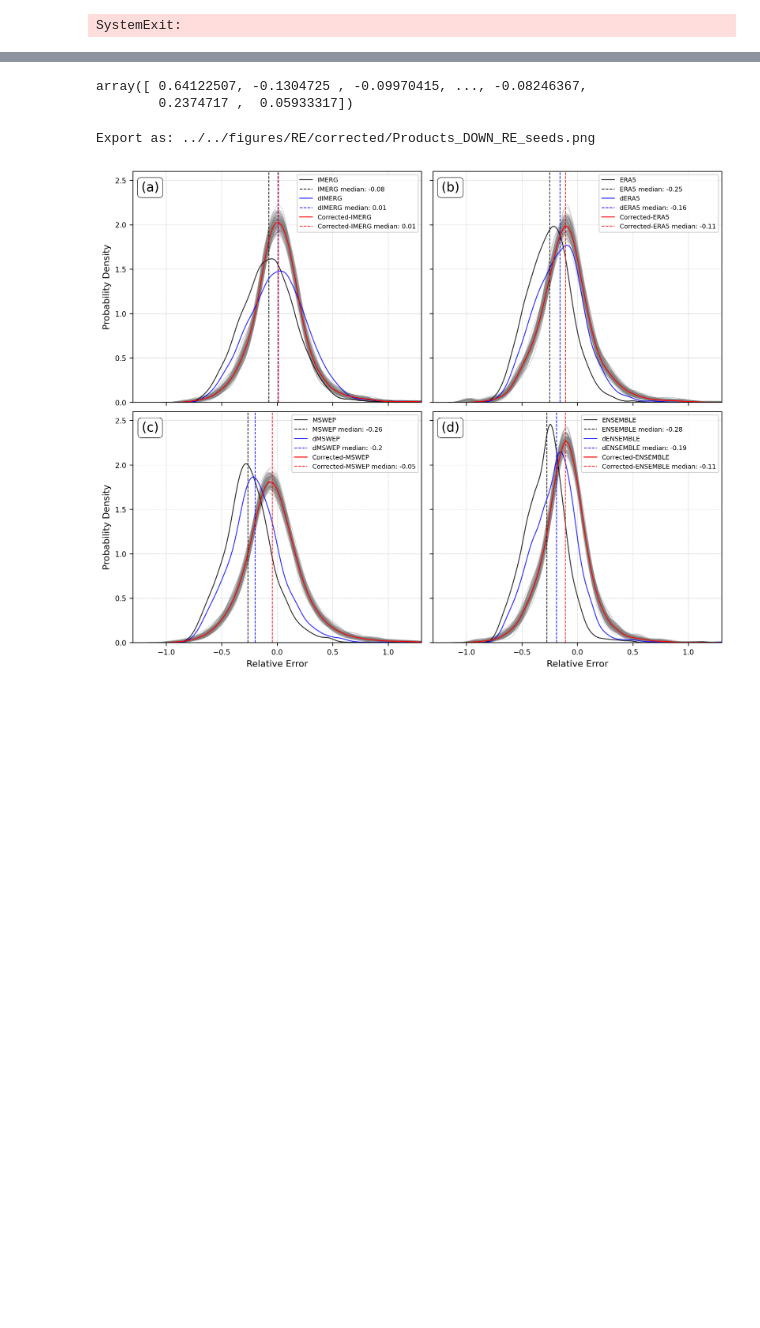
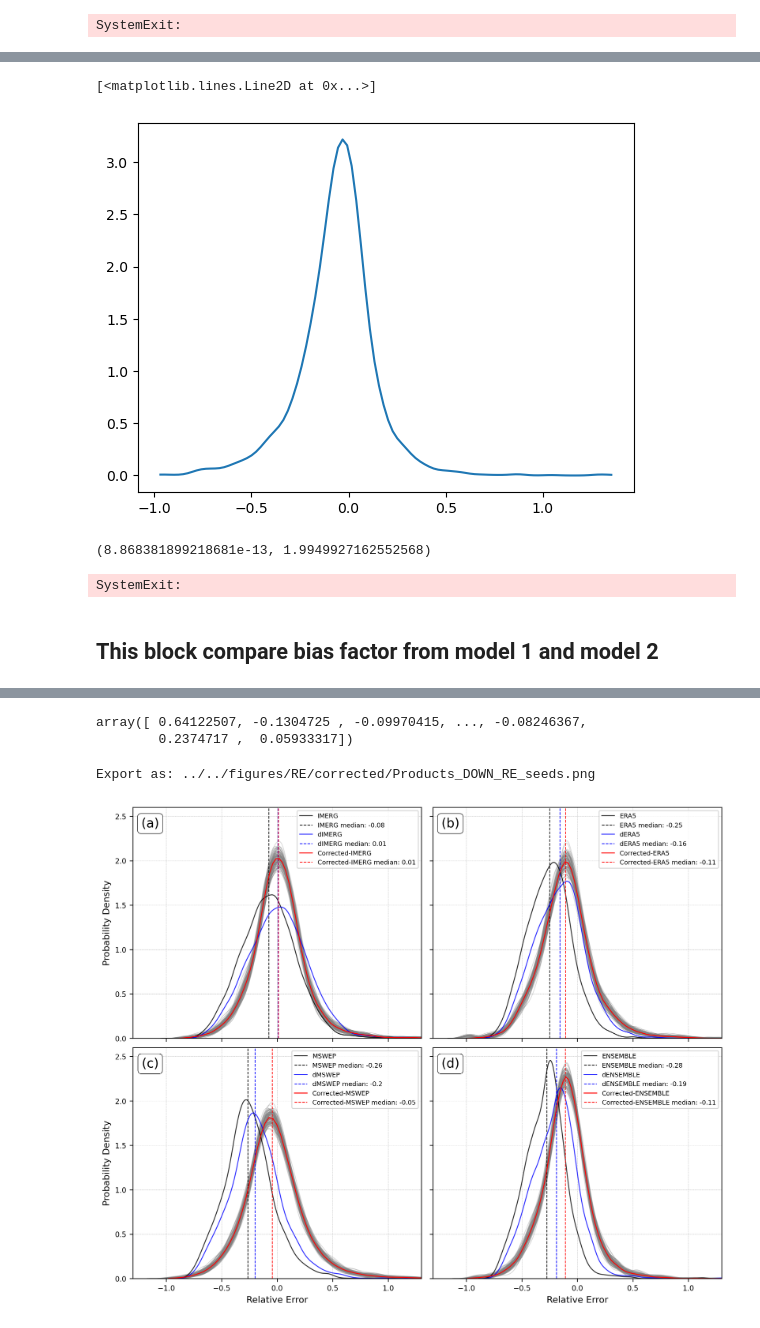
Before and after one commit to TeamExtremes/MEVD-downscaling, a Jupyter notebook: jupyter/Relative_Error/IIb_OBS_bias_all.ipynb, the cells around one changed output, grey strips where cells are left out. Cells and saved outputs as stored; diff of their text form; code cells hidden in the pictures; blank space fills up the shorter version.

```diff
--- a/jupyter/Relative_Error/IIb_OBS_bias_all.ipynb
+++ b/jupyter/Relative_Error/IIb_OBS_bias_all.ipynb
@@ -130,0 +188,14 @@ SystemExit:
+# %%
+seed_files = glob.glob(os.path.join(dir_seeds, f'70_30_M2',f'RE_{product}_bias*.csv'))
+seed_files = sorted(seed_files)
+seed_len = len(seed_files)
+print(f'Files number: {seed_len}')
+
+RE_70_30 = None
+for nn in range(seed_len):
+    RE_data = pd.read_csv(seed_files[nn])
+    if RE_70_30 is None:
+        RE_70_30 = np.zeros([len(RE_data),seed_len])*np.nan
+    RE_70_30[:,nn] = np.array(RE_data['RE_SAT'].values)
+
+# RE_70_30[np.isinf(RE_70_30)] = np.nan
@@ -130,0 +204,14 @@ SystemExit:
+# %%
+seed_files = glob.glob(os.path.join(dir_seeds, f'80_20_M2',f'RE_{product}_bias*.csv'))
+seed_files = sorted(seed_files)
+seed_len = len(seed_files)
+print(f'Files number: {seed_len}')
+
+RE_80_20 = None
+for nn in range(seed_len):
+    RE_data = pd.read_csv(seed_files[nn])
+    if RE_80_20 is None:
+        RE_80_20 = np.zeros([len(RE_data),seed_len])*np.nan
+    RE_80_20[:,nn] = np.array(RE_data['RE_SAT'].values)
+
+# RE_80_20[np.isinf(RE_80_20)] = np.nan
@@ -130,0 +220,14 @@ SystemExit:
+# %%
+seed_files = glob.glob(os.path.join(dir_seeds, f'90_10_M2',f'RE_{product}_bias*.csv'))
+seed_files = sorted(seed_files)
+seed_len = len(seed_files)
+print(f'Files number: {seed_len}')
+
+RE_90_10 = None
+for nn in range(seed_len):
+    RE_data = pd.read_csv(seed_files[nn])
+    if RE_90_10 is None:
+        RE_90_10 = np.zeros([len(RE_data),seed_len])*np.nan
+    RE_90_10[:,nn] = np.array(RE_data['RE_SAT'].values)
+
+# RE_90_10[np.isinf(RE_90_10)] = np.nan
@@ -130,0 +407,9 @@ SystemExit:
+# %%
+plt.plot(x_grid, median_100_100)
+# %% [output]
+[<matplotlib.lines.Line2D at 0x...>]
+[figure, added]
+# %%
+np.nanmin(median_90_10), np.nanmax(median_90_10)
+# %% [output]
+(8.868381899218681e-13, 1.9949927162552568)
@@ -130,0 +422,6 @@ SystemExit:
+# %%
+sys.exit()
+# %% [output]
+SystemExit:
+# %% [markdown]
+## This block compare bias factor from model 1 and model 2
```
Also changed, not shown: parts of 31 cells of this notebook, 5 other files.
